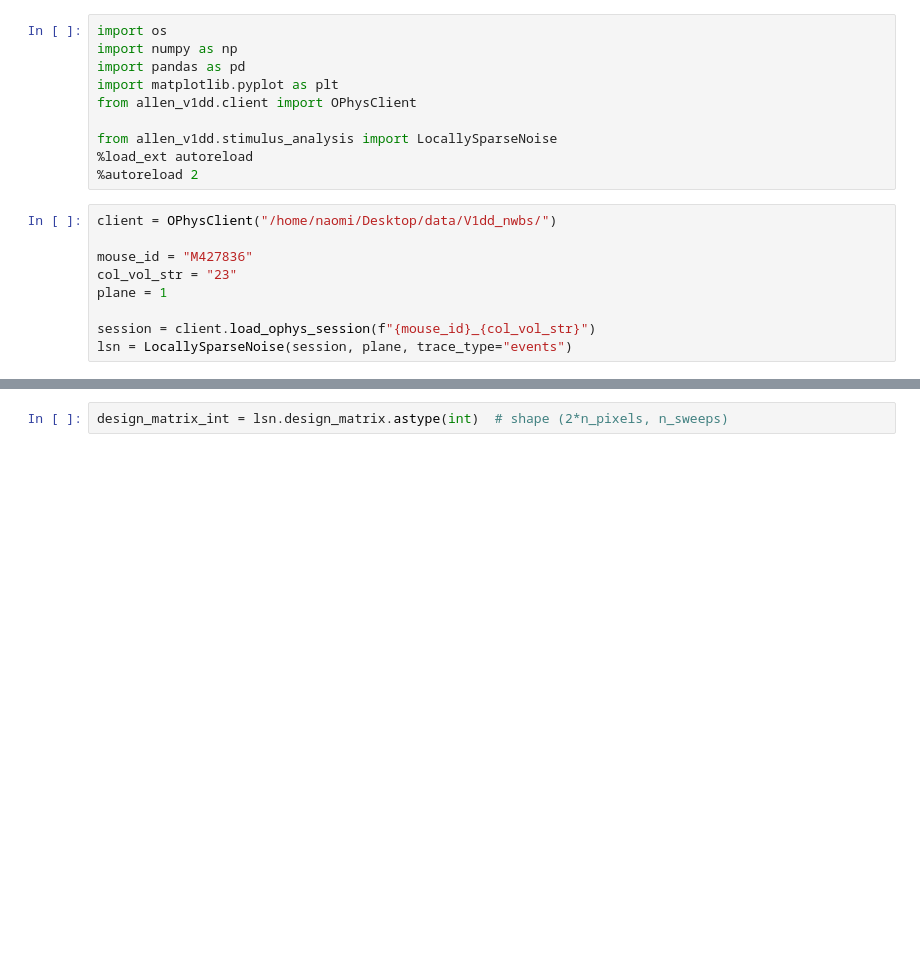
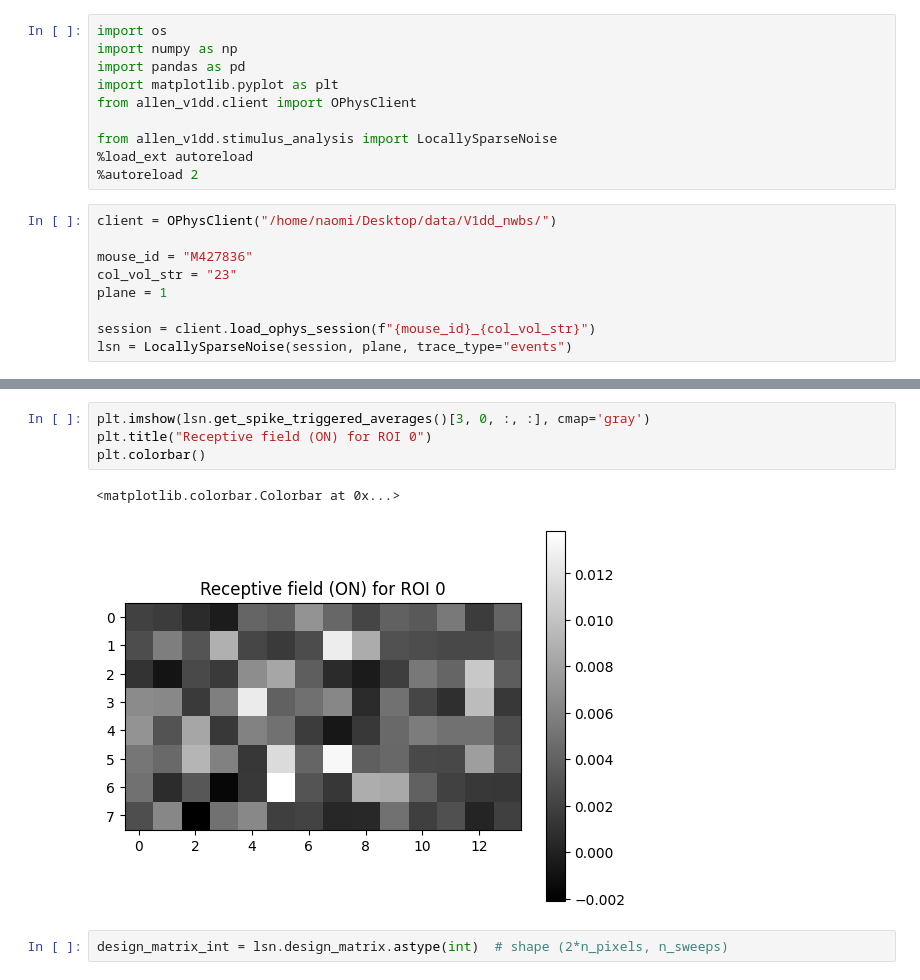
Before and after one commit to naomidonovan1/allen_v1dd, a Jupyter notebook: src/allen_v1dd/demo.ipynb, the cells around one changed output, grey strips where cells are left out. Cells and saved outputs as stored; diff of their text form; blank space fills up the shorter version.

```diff
--- a/src/allen_v1dd/demo.ipynb
+++ b/src/allen_v1dd/demo.ipynb
@@ -20,3 +99,10 @@ lsn = LocallySparseNoise(session, plane, trace_type="events")
+# %%
+plt.imshow(lsn.get_spike_triggered_averages()[3, 0, :, :], cmap='gray')
+plt.title("Receptive field (ON) for ROI 0")
+plt.colorbar()
+# %% [output]
+<matplotlib.colorbar.Colorbar at 0x...>
+[figure, added]
 # %%
 design_matrix_int = lsn.design_matrix.astype(int)  # shape (2*n_pixels, n_sweeps)
 # %%
```
Also changed, not shown: parts of 5 cells of this notebook, 1 other file.
